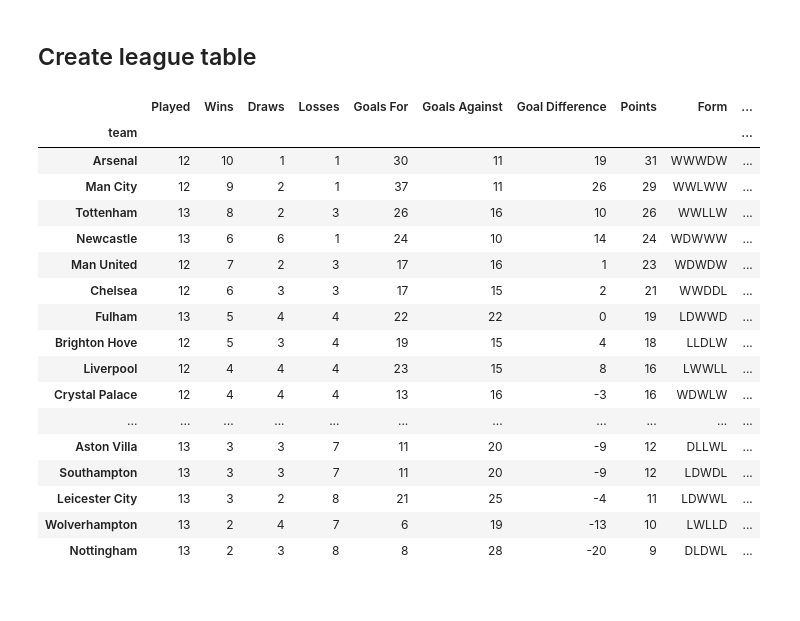
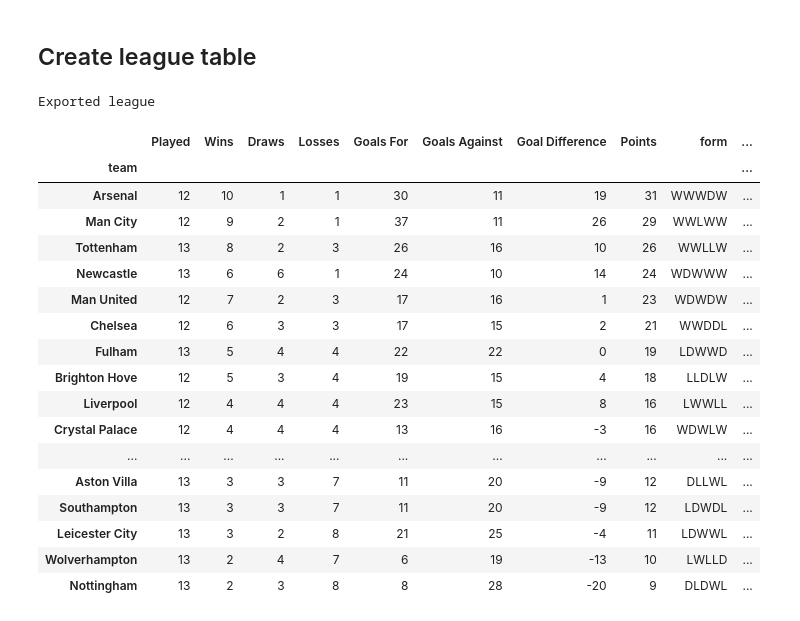
Before and after one commit to solstice035/footballdash, a Jupyter notebook: code/notebooks/results_api.ipynb, the cells around one changed output. Saved outputs shown, nothing was run; the diff lists cells and outputs as text; code cells hidden in the pictures.

```diff
--- a/code/notebooks/results_api.ipynb
+++ b/code/notebooks/results_api.ipynb
@@ -17,3 +17,8 @@ print(date)
+# %%
+# create function to export to csv
+def export_csv(df_season, filename):
+    df.to_csv(f'../../output/{date}-{filename}.csv', encoding='utf-8')
+    print(f"Exported {filename}")
 # %%
 # keep columns
 keep_cols = [
@@ -169,41 +169,53 @@ df_matches.head(20)
 # %%
 def league(x):
     results = {
         'Played': x['result'].count(),
         'Wins': (x['result'] == 'W').sum(),
         'Draws': (x['result'] == 'D').sum(),
         'Losses': (x['result'] == 'L').sum(),
         'Goals For': x['goals_scored'].sum(),
         'Goals Against': x['goals_against'].sum(),
         'Goal Difference': x['goals_scored'].sum() - x['goals_against'].sum(),
-        'Points': x['points'].sum()
+        'Points': x['points'].sum(),
+        'form': ''.join(x['result'].tail(5).tolist()),
+        # win %
+        'win_%': '{:.0%}'.format((x['result'] == 'W').sum() / x['result'].count()),
+        # percentage of points from last 5 games
+        'form_%': '{:.0%}'.format(x['points'].tail(5).sum() / 15),
+        # goals per game
+        'gpg': '{:.2f}'.format(x['goals_scored'].sum() / x['result'].count()),
+        # goals against per game
+        'gapg': '{:.2f}'.format(x['goals_against'].sum() / x['result'].count()),
+        # goal difference per game
+        'gdpg': '{:.2f}'.format((x['goals_scored'].sum() - x['goals_against'].sum()) / x['result'].count()),
+        # points per game
+        'ppg': '{:.2f}'.format(x['points'].sum() / x['result'].count()),
+        # maximum possible points remainig game for the seaon * 3
+        'max_points': ((38 - x['result'].count()) * 3) + x['points'].sum(),
+        # Expected points, based on points per game
+        'expected_points': '{:.0f}'.format((x['points'].sum() / x['result'].count()) * (38 - x['result'].count()) + x['points'].sum()),
 
     }
     return pd.Series(results)
 
-# calculate form (last 5 matches)
-df_form = df_matches.groupby('team').tail(5)
-df_form = df_form.groupby('team')['result'].apply(lambda x: ''.join(x))
-df_form = pd.DataFrame(df_form)
-df_form = df_form.rename(columns={'result': 'Form'})
-
-
 # apply league function
 df_league = df_matches.groupby('team').apply(league)
 # merge in form
-df_league = df_league.merge(df_form, left_index=True, right_index=True)
+# df_league = df_league.merge(df_form, left_index=True, right_index=True)
 # Sort by points and then goal difference
 df_league = df_league.sort_values(by=['Points', 'Goal Difference'], ascending=False)
 # add column for position
 df_league['Position'] = df_league['Points'].rank(ascending=False, method='first')
 # reformat position to int
 df_league['Position'] = df_league['Position'].astype(int)
 # export to csv
-df_league.to_csv(f'../../output/{date}-league_.csv')
+# export to csv using function
+export_csv(df_league, "league")
 
 df_league.head(20)
 # %% [output]
+Exported league
-|  | Played | Wins | Draws | Losses | Goals For | Goals Against | Goal Difference | Points | Form | ... |
+|  | Played | Wins | Draws | Losses | Goals For | Goals Against | Goal Difference | Points | form | ... |
 | team |  |  |  |  |  |  |  |  |  | ... |
 | Arsenal | 12 | 10 | 1 | 1 | 30 | 11 | 19 | 31 | WWWDW | ... |
 | Man City | 12 | 9 | 2 | 1 | 37 | 11 | 26 | 29 | WWLWW | ... |
```
Also changed, not shown: parts of 5 cells of this notebook.
